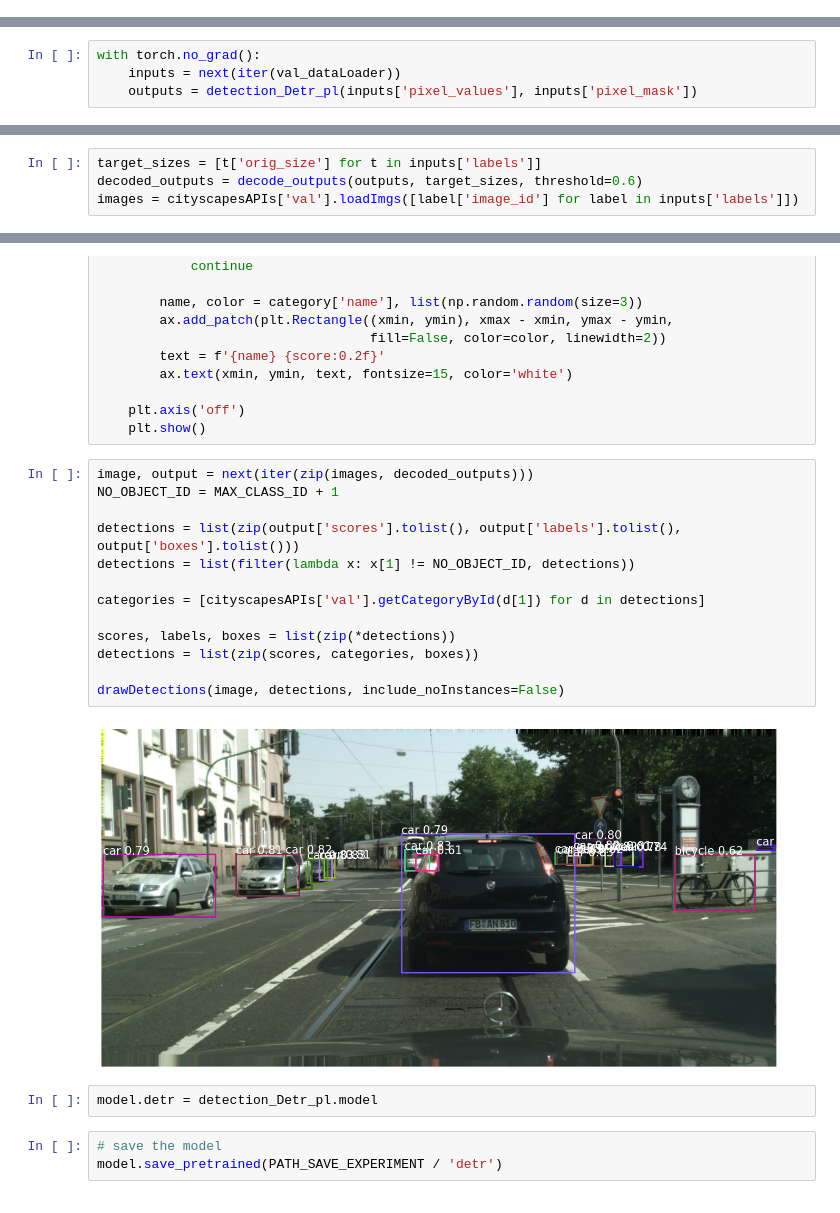
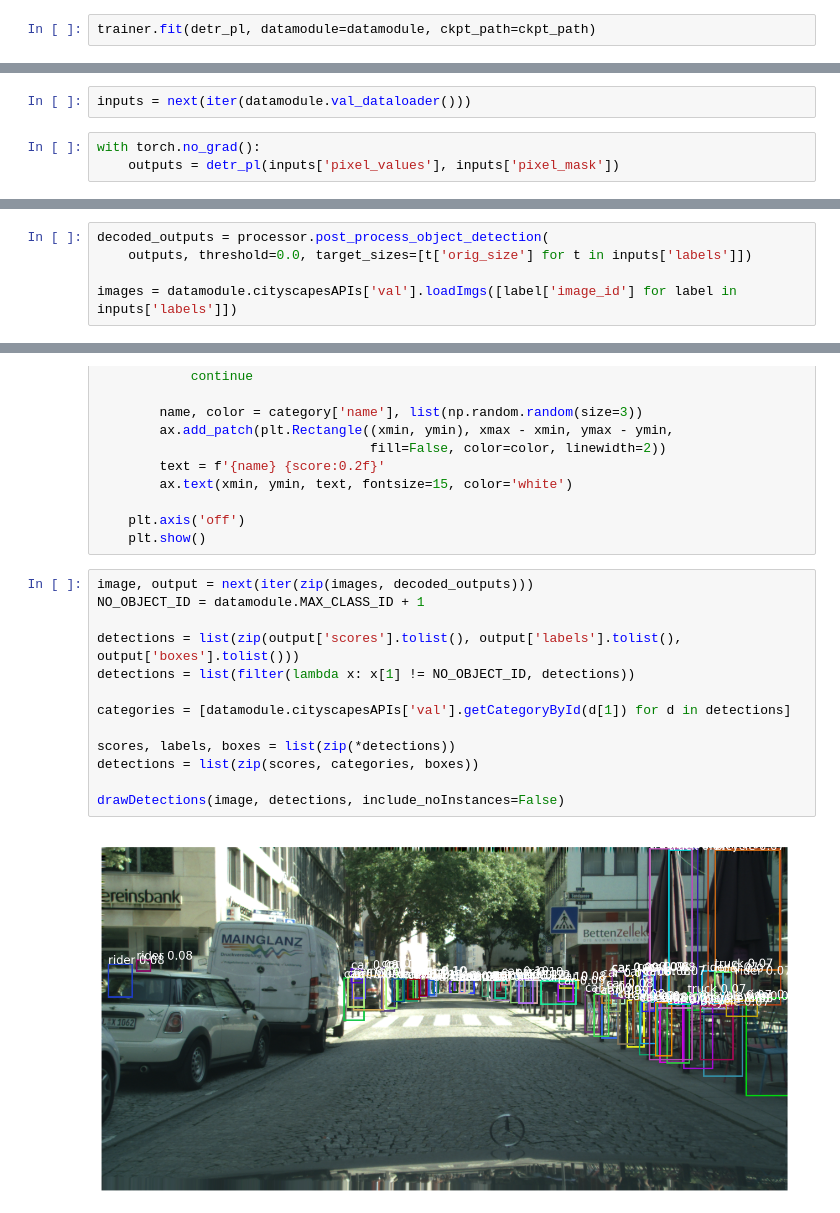
Before and after one commit to SuciuCaesar12/DETR-Cityscapes-Detection, a Jupyter notebook: detr_cityscapes_detection.ipynb, the cells around one changed output, grey strips where cells are left out. Cells and saved outputs as stored; diff of their text form.

```diff
--- a/detr_cityscapes_detection.ipynb
+++ b/detr_cityscapes_detection.ipynb
@@ -337,0 +425,2 @@ Unfroze the model at epoch 19.
+# %%
+trainer.fit(detr_pl, datamodule=datamodule, ckpt_path=ckpt_path)
@@ -340,4 +490,5 @@ Unfroze the model at epoch 19.
+# %%
+inputs = next(iter(datamodule.val_dataloader()))
 # %%
 with torch.no_grad():
-    inputs = next(iter(val_dataLoader))
-    outputs = detection_Detr_pl(inputs['pixel_values'], inputs['pixel_mask'])
+    outputs = detr_pl(inputs['pixel_values'], inputs['pixel_mask'])
@@ -347,7 +495,8 @@ def decode_outputs(outputs, target_sizes, threshold=0.5):
 # %%
-target_sizes = [t['orig_size'] for t in inputs['labels']]
-decoded_outputs = decode_outputs(outputs, target_sizes, threshold=0.6)
-images = cityscapesAPIs['val'].loadImgs([label['image_id'] for label in inputs['labels']])
+decoded_outputs = processor.post_process_object_detection(
+    outputs, threshold=0.0, target_sizes=[t['orig_size'] for t in inputs['labels']])
+
+images = datamodule.cityscapesAPIs['val'].loadImgs([label['image_id'] for label in inputs['labels']])
 # %%
 def drawDetections(image, detections, include_noInstances: bool = False):
     plt.figure(figsize=(16,10))
@@ -367,21 +516,16 @@ def drawDetections(image, detections, include_noInstances: bool = False):
     plt.show()
 # %%
 image, output = next(iter(zip(images, decoded_outputs)))
-NO_OBJECT_ID = MAX_CLASS_ID + 1
+NO_OBJECT_ID = datamodule.MAX_CLASS_ID + 1
 
 detections = list(zip(output['scores'].tolist(), output['labels'].tolist(), output['boxes'].tolist()))
 detections = list(filter(lambda x: x[1] != NO_OBJECT_ID, detections))
 
-categories = [cityscapesAPIs['val'].getCategoryById(d[1]) for d in detections]
+categories = [datamodule.cityscapesAPIs['val'].getCategoryById(d[1]) for d in detections]
 
 scores, labels, boxes = list(zip(*detections))
 detections = list(zip(scores, categories, boxes))
 
 drawDetections(image, detections, include_noInstances=False)
 # %% [output]
-[figure, old version]
+[figure, new version]
-# %%
-model.detr = detection_Detr_pl.model
-# %%
-# save the model
-model.save_pretrained(PATH_SAVE_EXPERIMENT / 'detr')
```
Also changed, not shown: parts of 50 cells of this notebook, 2 other files.
